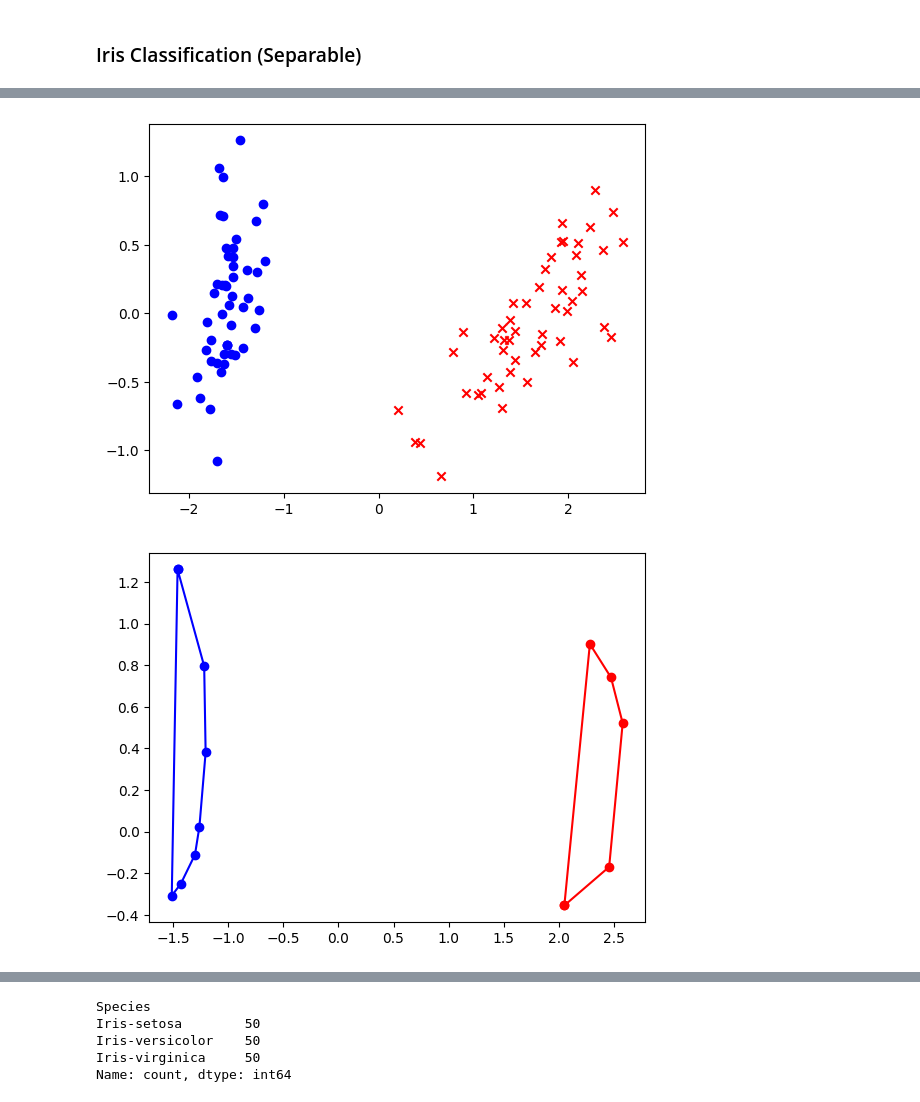
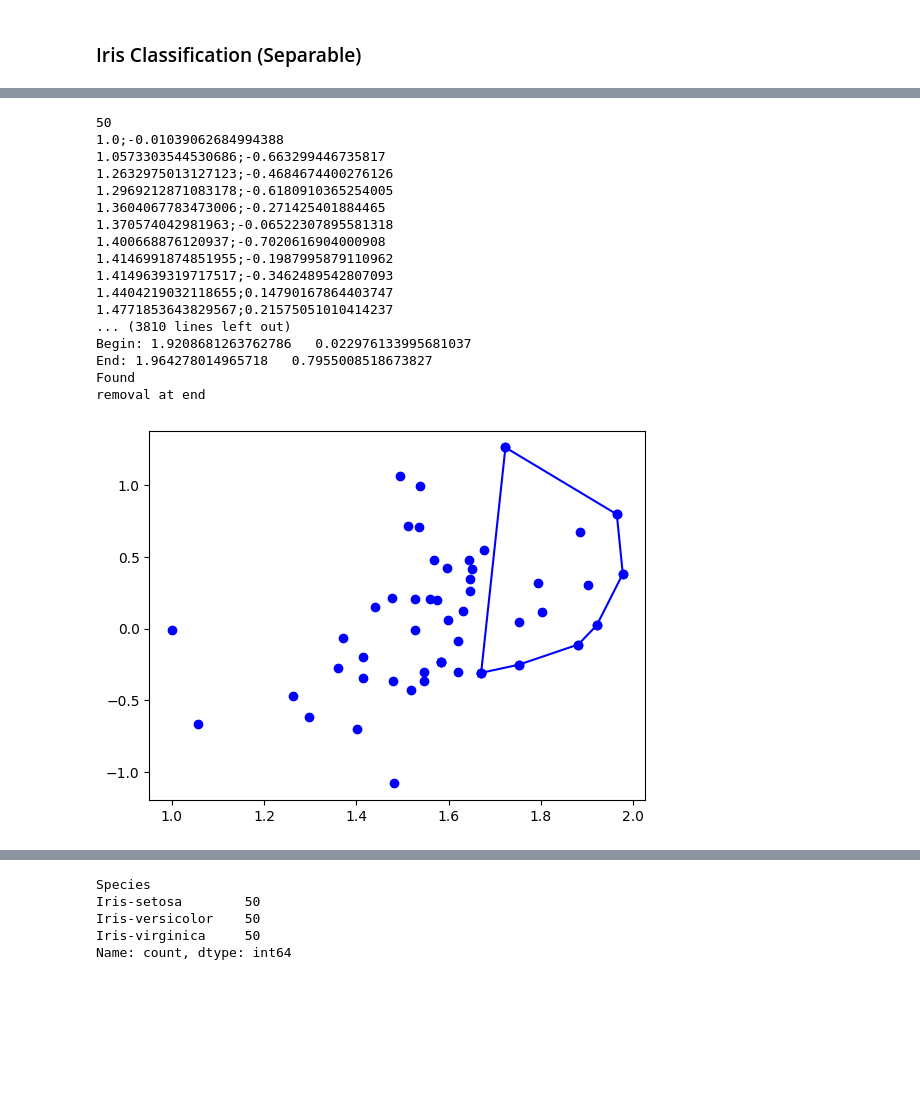
Before and after one commit to attiilla/Alg2, a Jupyter notebook: TP1/TP1.ipynb, the cells around one changed output, grey strips where cells are left out. Cells and saved outputs as stored; diff of their text form; code cells hidden in the pictures; blank space fills up the shorter version.

Commit message:
random code

```diff
--- a/TP1/TP1.ipynb
+++ b/TP1/TP1.ipynb
@@ -261,13 +316,17 @@ def PreProcessData(df, tgtCol, L):
     return df2d
 
 def ExtractPoints(df):
-    rb_tree_points = SortedDict()
+    points = []
     dfx = df['x']
     dfy = df['y']
     for i in range(len(df)):
-        p = PointWrap(Point(dfx.iloc[i], dfy.iloc[i]))
-        rb_tree_points[p] = None
-    return rb_tree_points
+        shake = np.random.uniform(-1e-5,1e-5,2)
+        x = dfx.iloc[i]+shake[0]
+        y = dfy.iloc[i]+shake[1]
+        points.append((x,y))
+    arr = np.array(points,dtype=[('x', float), ('y', float)])
+    sorted_arr = arr[np.argsort(arr['x'])]
+    return sorted_arr
 
 
 def CreateSets(df, tgtCol, L=[0,1]):
@@ -280,3 +339,18 @@ def CreateSets(df, tgtCol, L=[0,1]):
     rb_tree_one = ExtractPoints(df1)
     rb_tree_two = ExtractPoints(df2)
     return rb_tree_one, rb_tree_two
+
+def Translate(p1, p2):
+    x1 = p1[0][0]
+    x2 = p2[0][0]
+    if x1<x2:
+        min=x1
+    else:
+        min=x2
+    if min>=0:
+        return
+    for i in range(len(p1)):
+        p1[i][0]+=np.abs(min)+1
+    for i in range(len(p2)):
+        p2[i][0]+=np.abs(min)+1
+    return
@@ -720,11 +769,0 @@ iris_data.head()
-# %%
-iris_p_one, iris_p_two = CreateSets(iris_data,'Species')
-PrintSets(iris_p_one,iris_p_two)
-# %% [output]
-[figure, removed]
-# %%
-iris_ph1 = ConvexHullA(iris_p_one)
-iris_ph2 = ConvexHullA(iris_p_two)
-PrintHulls(iris_ph1,iris_ph2)
-# %% [output]
-[figure, removed]
@@ -730,0 +858,31 @@ PrintHulls(iris_ph1,iris_ph2)
+# %%
+Point.Reset()
+Segment.Reset()
+iris_data = pd.read_csv("./dataSets/Iris.csv")
+iris_data.drop('Id', axis=1, inplace=True)
+iris_p_one, iris_p_two = CreateSets(iris_data,'Species')
+Translate(iris_p_one,iris_p_two)
+iris_ph1 = ConvexHullADev(iris_p_one)
+#print("Another hull")
+#iris_ph2 = ConvexHullADev(iris_p_two)
+#PrintHullsAndPoints(iris_ph1,iris_ph2,iris_p_one,iris_p_two)
+PrintHullAndPoint(iris_ph1, iris_p_one)
+# %% [output]
+50
+1.0;-0.01039062684994388
+1.0573303544530686;-0.663299446735817
+1.2632975013127123;-0.4684674400276126
+1.2969212871083178;-0.6180910365254005
+1.3604067783473006;-0.271425401884465
+1.370574042981963;-0.06522307895581318
+1.400668876120937;-0.7020616904000908
+1.4146991874851955;-0.1987995879110962
+1.4149639319717517;-0.3462489542807093
+1.4404219032118655;0.14790167864403747
+1.4771853643829567;0.21575051010414237
+... (3810 lines left out)
+Begin: 1.9208681263762786   0.022976133995681037
+End: 1.964278014965718   0.7955008518673827
+Found
+removal at end
+[figure, added]
```
Also changed, not shown: parts of 18 cells of this notebook.
